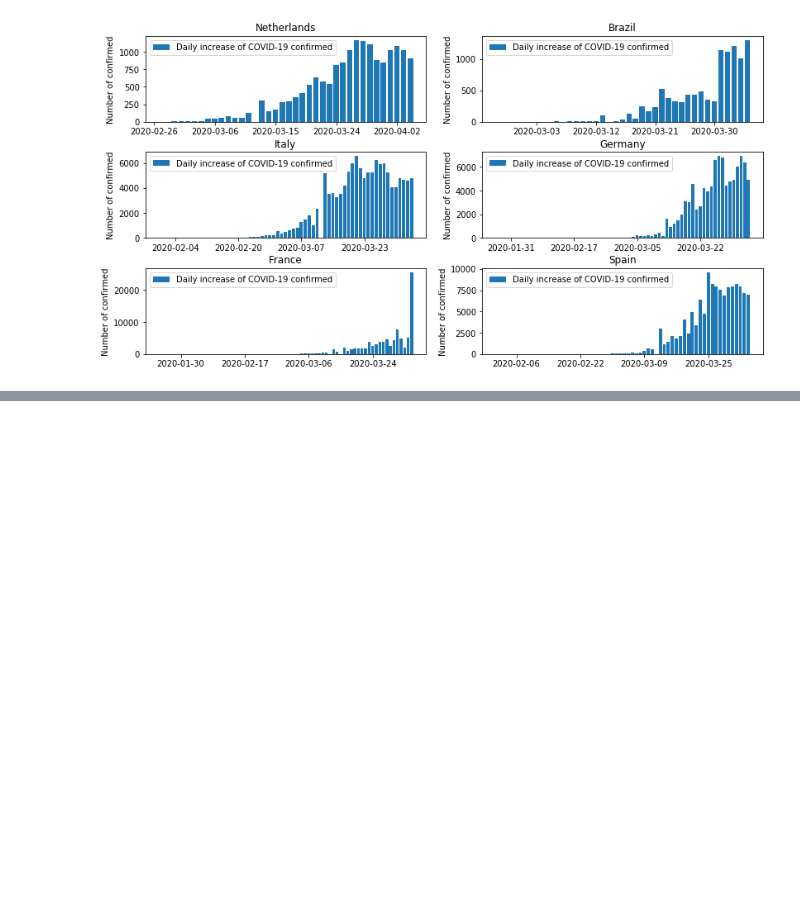
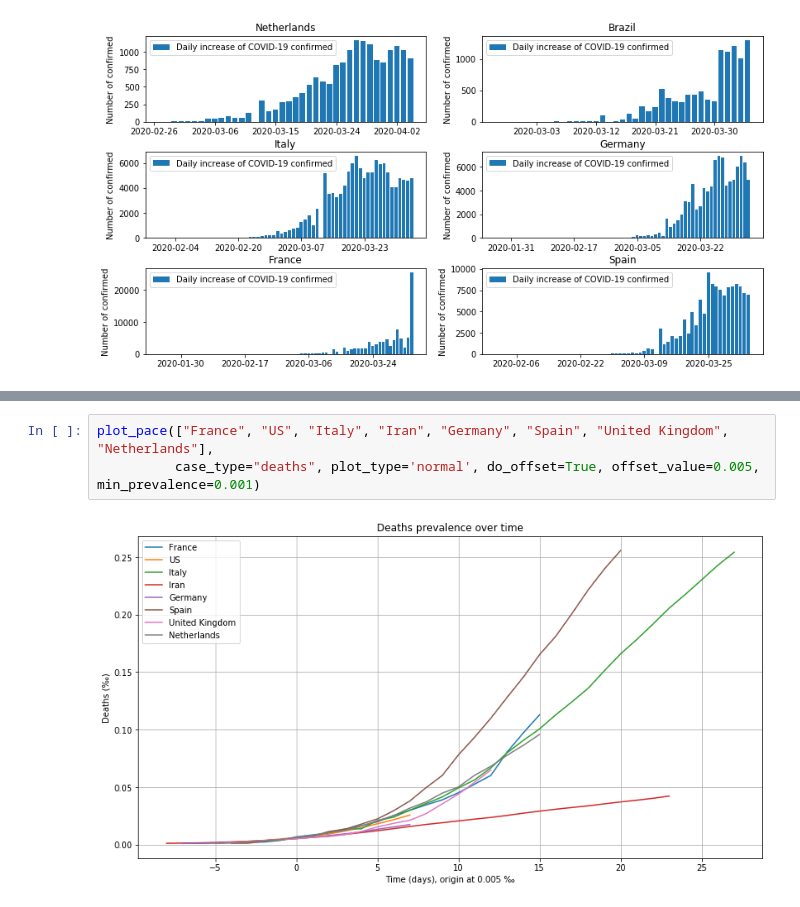
Before and after one commit to benjaminpillot/jupyter-notebooks, a Jupyter notebook: covid.ipynb, the cells around one changed output, grey strips where cells are left out. Cells and saved outputs as stored; diff of their text form; blank space fills up the shorter version.

```diff
--- a/covid.ipynb
+++ b/covid.ipynb
@@ -47,0 +55,5 @@ plot_cases(["Netherlands", "Brazil", "Italy", "Germany", "France", "Spain"], cas
+# %%
+plot_pace(["France", "US", "Italy", "Iran", "Germany", "Spain", "United Kingdom", "Netherlands"],
+          case_type="deaths", plot_type='normal', do_offset=True, offset_value=0.005, min_prevalence=0.001)
+# %% [output]
+[figure, added]
```
Also changed, not shown: parts of 10 cells of this notebook.
